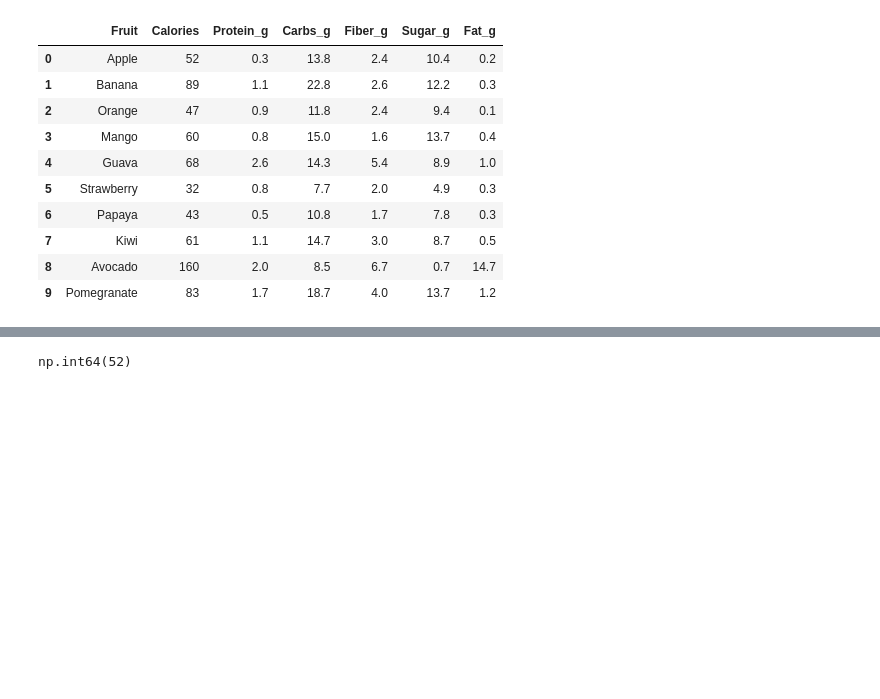
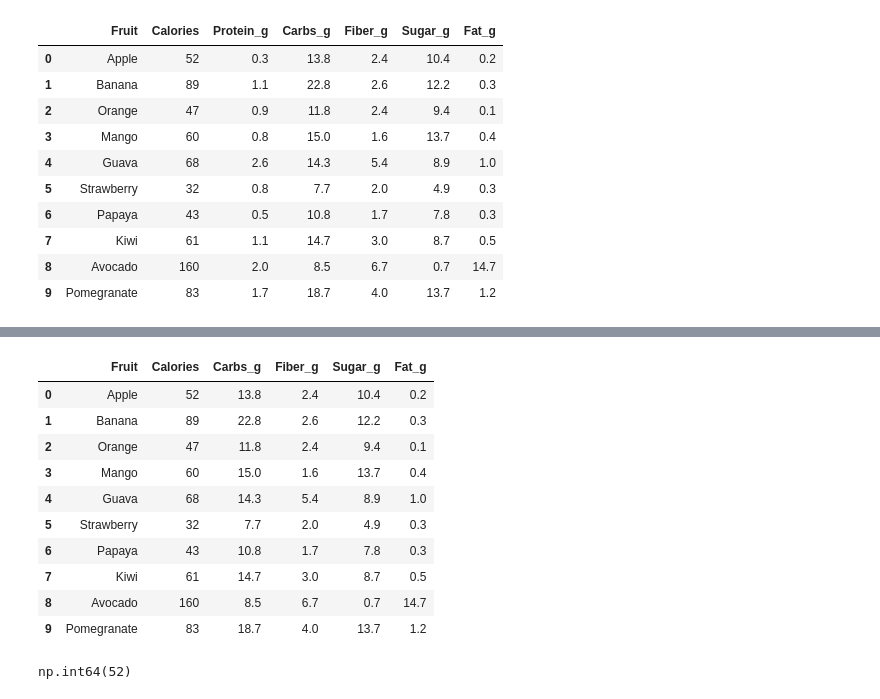
Before and after one commit to abdurrehmanabid5002-hub/Python-Learning, a Jupyter notebook: Numpy/pandas.ipynb, the cells around one changed output, grey strips where cells are left out. Cells and saved outputs as stored; diff of their text form; code cells hidden in the pictures; blank space fills up the shorter version.

```diff
--- a/Numpy/pandas.ipynb
+++ b/Numpy/pandas.ipynb
@@ -169,3 +320,17 @@ df
+# %%
+df.drop("Protein_g",axis=1)
+# %% [output]
+|  | Fruit | Calories | Carbs_g | Fiber_g | Sugar_g | Fat_g |
+| 0 | Apple | 52 | 13.8 | 2.4 | 10.4 | 0.2 |
+| 1 | Banana | 89 | 22.8 | 2.6 | 12.2 | 0.3 |
+| 2 | Orange | 47 | 11.8 | 2.4 | 9.4 | 0.1 |
+| 3 | Mango | 60 | 15.0 | 1.6 | 13.7 | 0.4 |
+| 4 | Guava | 68 | 14.3 | 5.4 | 8.9 | 1.0 |
+| 5 | Strawberry | 32 | 7.7 | 2.0 | 4.9 | 0.3 |
+| 6 | Papaya | 43 | 10.8 | 1.7 | 7.8 | 0.3 |
+| 7 | Kiwi | 61 | 14.7 | 3.0 | 8.7 | 0.5 |
+| 8 | Avocado | 160 | 8.5 | 6.7 | 0.7 | 14.7 |
+| 9 | Pomegranate | 83 | 18.7 | 4.0 | 13.7 | 1.2 |
 # %%
 ser = pd.Series(['a', np.nan, 1, np.nan, 2])
 s.notnull().sum()
```
Also changed, not shown: parts of 19 cells of this notebook.
